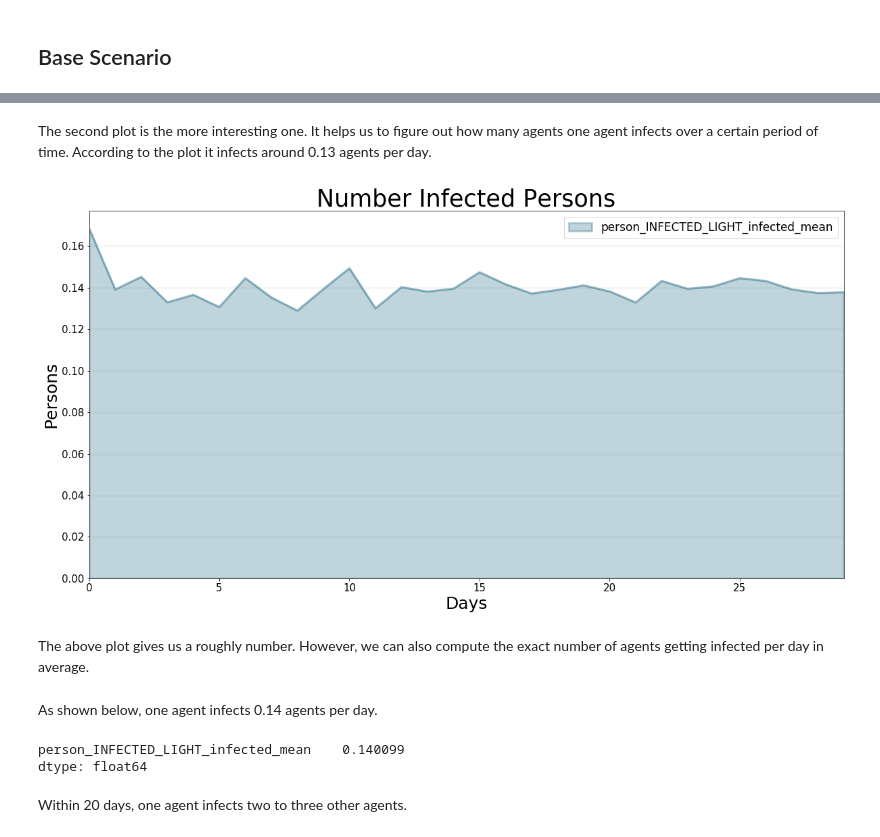
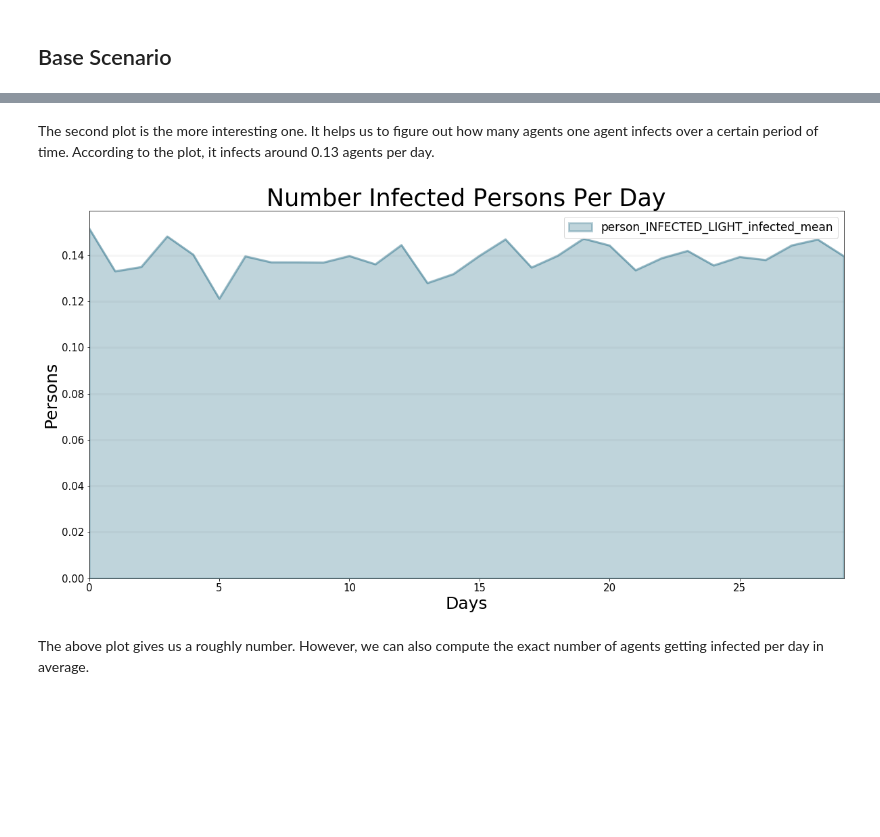
Before and after one commit to transentis/sim-covid-19, a Jupyter notebook: abm/abm_prototype.ipynb, the cells around one changed output, grey strips where cells are left out. Saved outputs shown, nothing was run; the diff lists cells and outputs as text; code cells hidden in the pictures; blank space fills up the shorter version.

Commit message:
add images

```diff
--- a/abm/abm_prototype.ipynb
+++ b/abm/abm_prototype.ipynb
@@ -80,21 +86,21 @@ bptk.plot_scenarios(
 # %% [markdown]
-The second plot is the more interesting one. It helps us to figure out how many agents one agent infects over a certain period of time. According to the plot it infects around 0.13 agents per day.
+The second plot is the more interesting one. It helps us to figure out how many agents one agent infects over a certain period of time. According to the plot, it infects around 0.13 agents per day.
 # %%
 bptk.plot_scenarios(
     scenario_managers=["Covid19"],
     kind="area",
-    title="Number Infected Persons",
+    title="Number Infected Persons Per Day",
     x_label="Days",
     y_label="Persons",
     scenarios=["base"],
     agents=["person"],
     agent_properties=["infected"],
     agent_property_types=["mean"],
     agent_states=["INFECTED_LIGHT"],
     visualize_to_period = 30
 )
 # %% [output]
-[figure, old version]
+[figure, new version]
 # %% [markdown]
 The above plot gives us a roughly number. However, we can also compute the exact number of agents getting infected per day in average.
 # %%
@@ -112,12 +118,3 @@ r0_df = bptk.plot_scenarios(
     visualize_to_period = 30,
     return_df=True
 )
-# %% [markdown]
-As shown below, one agent infects 0.14 agents per day.
-# %%
-r0_df.mean()
-# %% [output]
-person_INFECTED_LIGHT_infected_mean    0.140099
-dtype: float64
-# %% [markdown]
-Within 20 days, one agent infects two to three other agents.
```
Also changed, not shown: parts of 9 cells of this notebook, 4 other files.
